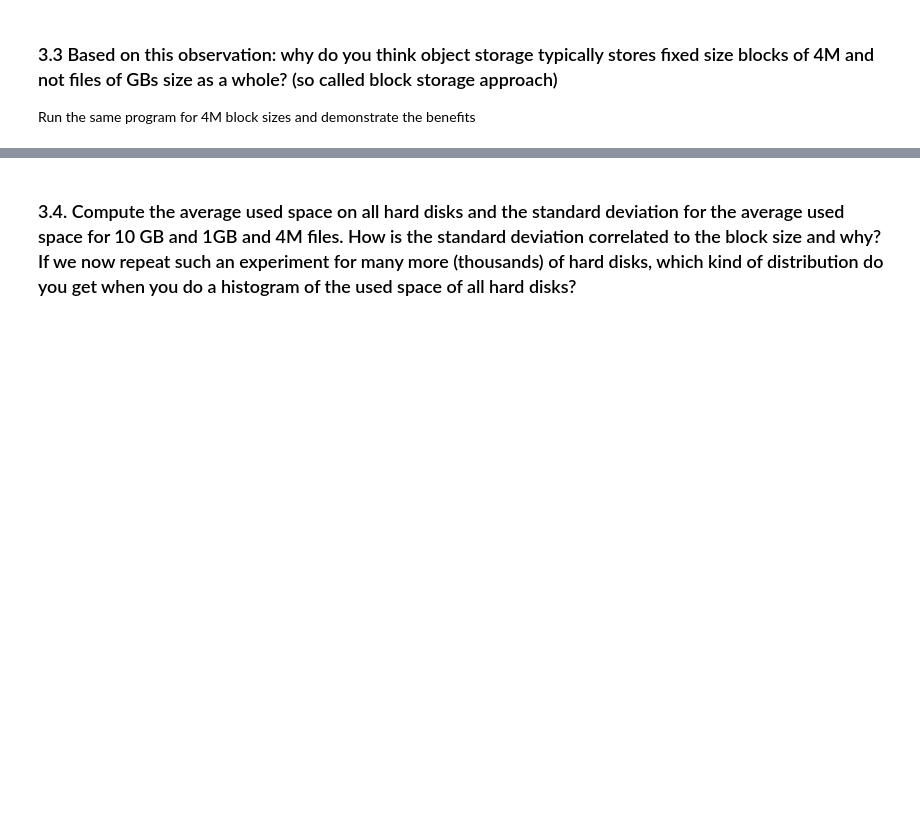
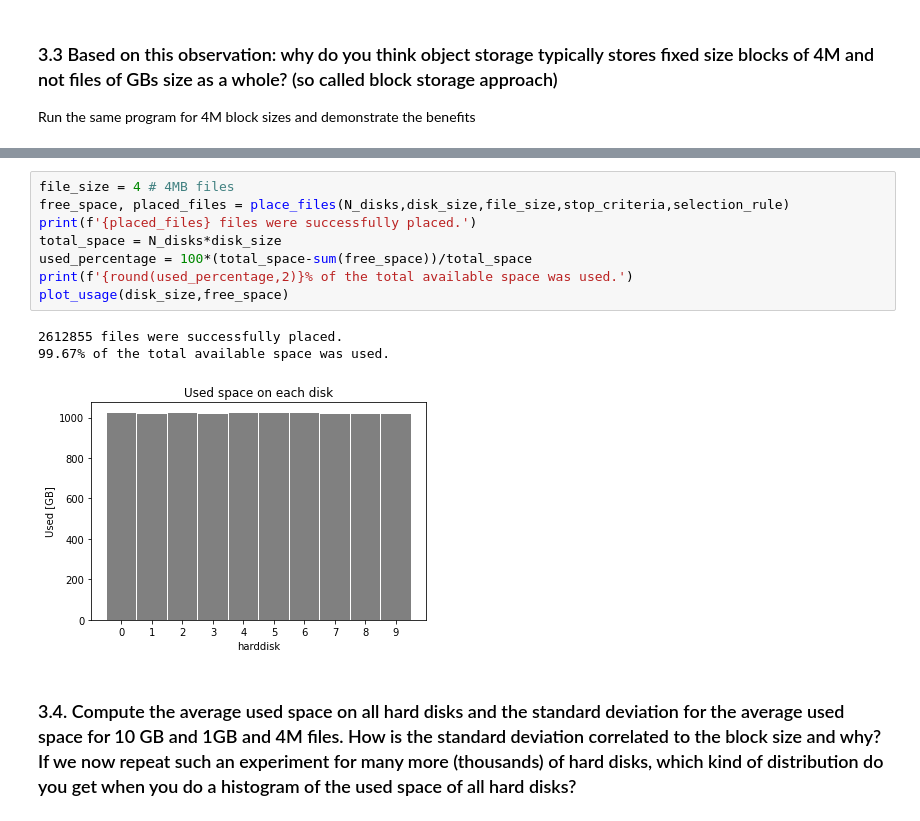
Before and after one commit to SaverioMonaco/MAPDAssignment, a Jupyter notebook: datamanagement.ipynb, the cells around one changed output, grey strips where cells are left out. Saved outputs shown, nothing was run; the diff lists cells and outputs as text; blank space fills up the shorter version.

```diff
--- a/datamanagement.ipynb
+++ b/datamanagement.ipynb
@@ -113,3 +195,15 @@ Run the same program for 4M block sizes and demonstrate the benefits
+# %%
+file_size = 4 # 4MB files
+free_space, placed_files = place_files(N_disks,disk_size,file_size,stop_criteria,selection_rule)
+print(f'{placed_files} files were successfully placed.')
+total_space = N_disks*disk_size
+used_percentage = 100*(total_space-sum(free_space))/total_space
+print(f'{round(used_percentage,2)}% of the total available space was used.')
+plot_usage(disk_size,free_space)
+# %% [output]
+2612855 files were successfully placed.
+99.67% of the total available space was used.
+[figure, added]
 # %% [markdown]
 ### 3.4. Compute the average used space on all hard disks and the standard deviation for the average used space for 10 GB and 1GB and 4M files. How is the standard deviation correlated to the block size and why?  If we now repeat such an experiment for many more (thousands) of hard disks, which kind of distribution do you get when you do a histogram of the used space of all hard disks?
 # %% [markdown]
```
Also changed, not shown: parts of 7 cells of this notebook.
